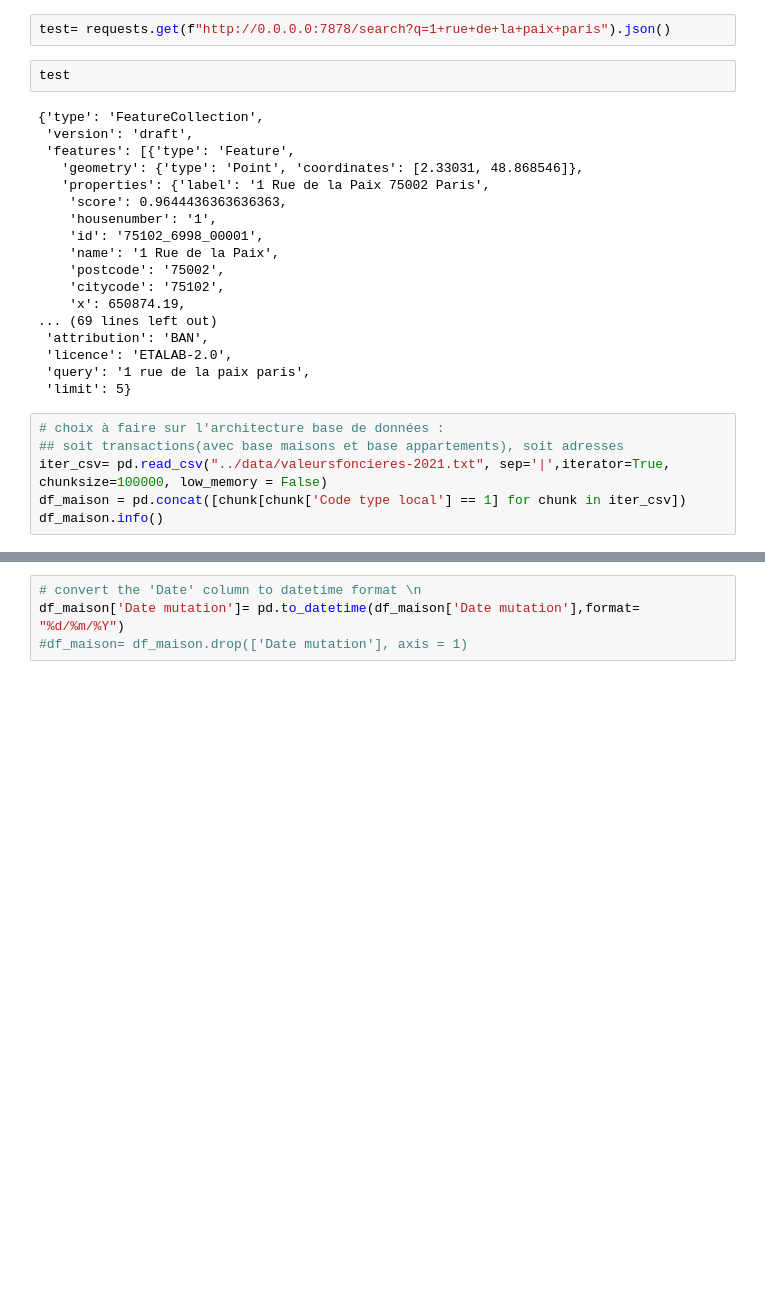
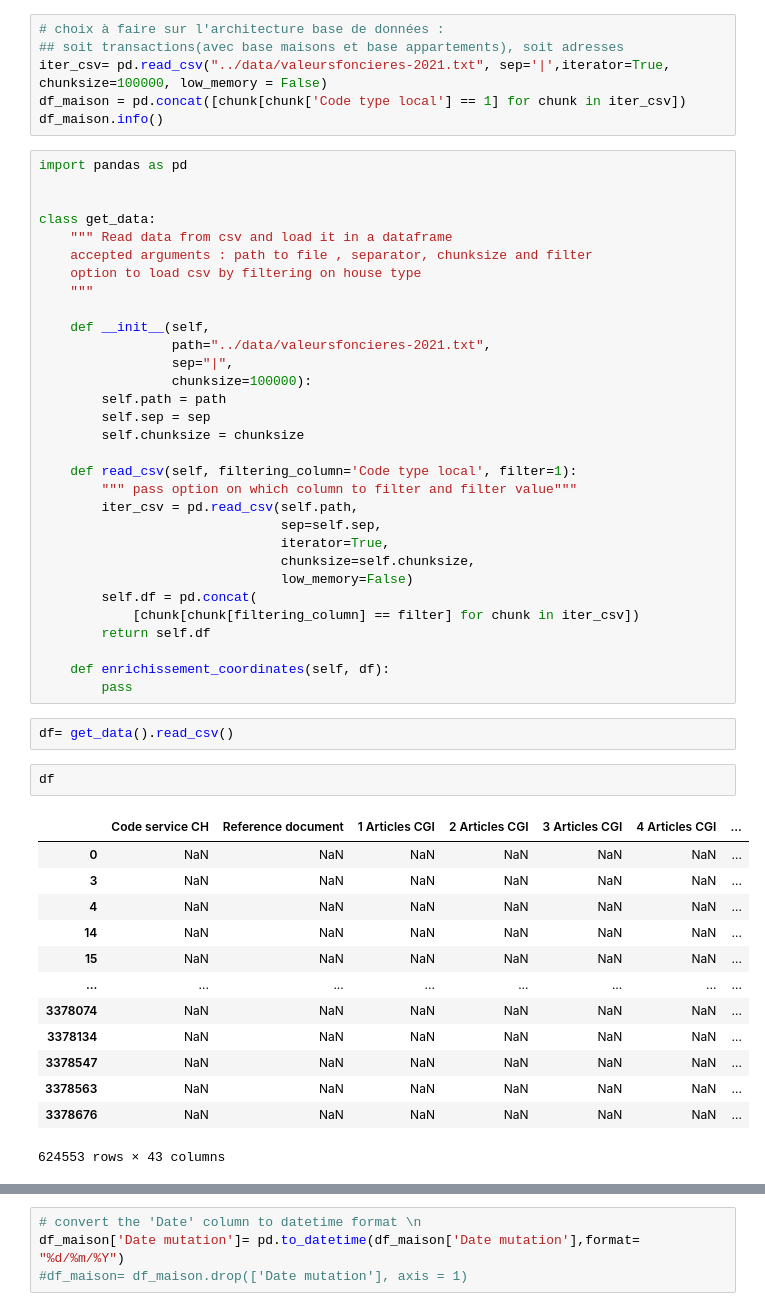
Before and after one commit to PierreBeylard/house_prediction, a Jupyter notebook: notebooks/creation_enrichissement_db_corrected2.ipynb, the cells around one changed output, grey strips where cells are left out. Drawn from its saved outputs; the diff is of its cells as text; blank space fills up the shorter version.

```diff
--- a/notebooks/creation_enrichissement_db_corrected2.ipynb
+++ b/notebooks/creation_enrichissement_db_corrected2.ipynb
@@ -16,28 +15,55 @@ curl "http://localhost:7878/search?q=
-# %%
-test= requests.get(f"http://0.0.0.0:7878/search?q=1+rue+de+la+paix+paris").json()
-# %%
-test
-# %% [output]
-{'type': 'FeatureCollection',
- 'version': 'draft',
- 'features': [{'type': 'Feature',
-   'geometry': {'type': 'Point', 'coordinates': [2.33031, 48.868546]},
-   'properties': {'label': '1 Rue de la Paix 75002 Paris',
-    'score': 0.9644436363636363,
-    'housenumber': '1',
-    'id': '75102_6998_00001',
-    'name': '1 Rue de la Paix',
-    'postcode': '75002',
-    'citycode': '75102',
-    'x': 650874.19,
-... (69 lines left out)
- 'attribution': 'BAN',
- 'licence': 'ETALAB-2.0',
- 'query': '1 rue de la paix paris',
- 'limit': 5}
 # %%
 # choix à faire sur l'architecture base de données :
 ## soit transactions(avec base maisons et base appartements), soit adresses
 iter_csv= pd.read_csv("../data/valeursfoncieres-2021.txt", sep='|',iterator=True, chunksize=100000, low_memory = False)
 df_maison = pd.concat([chunk[chunk['Code type local'] == 1] for chunk in iter_csv])
 df_maison.info()
+# %%
+import pandas as pd
+
+
+class get_data:
+    """ Read data from csv and load it in a dataframe
+    accepted arguments : path to file , separator, chunksize and filter
+    option to load csv by filtering on house type
+    """
+
+    def __init__(self,
+                 path="../data/valeursfoncieres-2021.txt",
+                 sep="|",
+                 chunksize=100000):
+        self.path = path
+        self.sep = sep
+        self.chunksize = chunksize
+
+    def read_csv(self, filtering_column='Code type local', filter=1):
+        """ pass option on which column to filter and filter value"""
+        iter_csv = pd.read_csv(self.path,
+                               sep=self.sep,
+                               iterator=True,
+                               chunksize=self.chunksize,
+                               low_memory=False)
+        self.df = pd.concat(
+            [chunk[chunk[filtering_column] == filter] for chunk in iter_csv])
+        return self.df
+
+    def enrichissement_coordinates(self, df):
+        pass
+# %%
+df= get_data().read_csv()
+# %%
+df
+# %% [output]
+|  | Code service CH | Reference document | 1 Articles CGI | 2 Articles CGI | 3 Articles CGI | 4 Articles CGI | ... |
+| 0 | NaN | NaN | NaN | NaN | NaN | NaN | ... |
+| 3 | NaN | NaN | NaN | NaN | NaN | NaN | ... |
+| 4 | NaN | NaN | NaN | NaN | NaN | NaN | ... |
+| 14 | NaN | NaN | NaN | NaN | NaN | NaN | ... |
+| 15 | NaN | NaN | NaN | NaN | NaN | NaN | ... |
+| ... | ... | ... | ... | ... | ... | ... | ... |
+| 3378074 | NaN | NaN | NaN | NaN | NaN | NaN | ... |
+| 3378134 | NaN | NaN | NaN | NaN | NaN | NaN | ... |
+| 3378547 | NaN | NaN | NaN | NaN | NaN | NaN | ... |
+| 3378563 | NaN | NaN | NaN | NaN | NaN | NaN | ... |
+| 3378676 | NaN | NaN | NaN | NaN | NaN | NaN | ... |
+624553 rows × 43 columns
```
Also changed, not shown: parts of 11 cells of this notebook, 1 other file.
